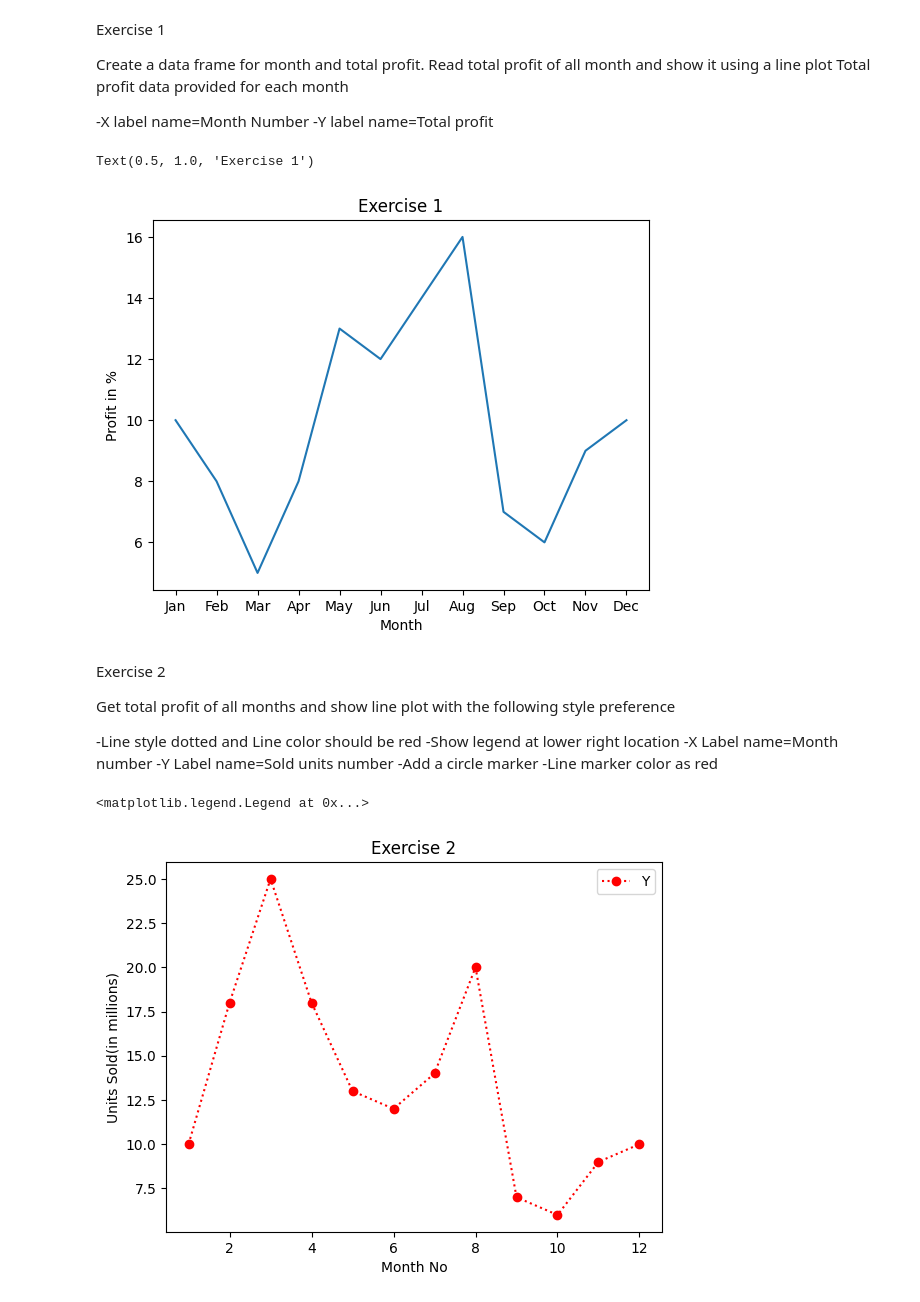
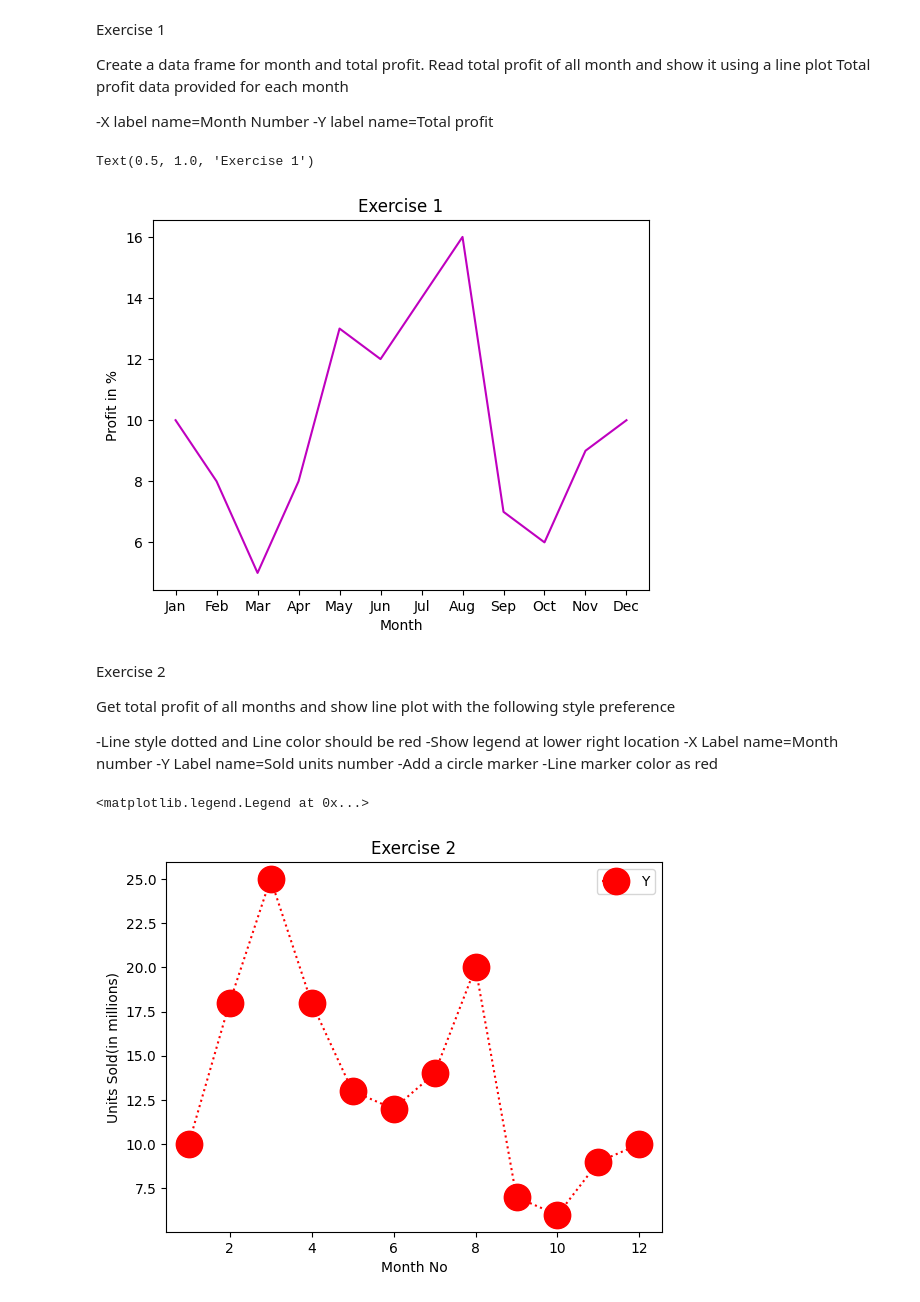
Before and after one commit to V-Adithya/DAV-Python, a Jupyter notebook: DAV Labsheet 1.ipynb, the cells around one changed output. Saved outputs shown, nothing was run; the diff lists cells and outputs as text; code cells hidden in the pictures.

```diff
--- a/DAV Labsheet 1.ipynb
+++ b/DAV Labsheet 1.ipynb
@@ -164,11 +165,11 @@ y=np.array([10,8,5,8,13,12,14,16,7,6,9,10])
 x=np.array(["Jan","Feb","Mar","Apr","May","Jun","Jul","Aug","Sep","Oct","Nov","Dec"])
 plt.ylabel("Profit in %")
 plt.xlabel("Month")
-plt.plot(x,y)
+plt.plot(x,y,'m')
 plt.title("Exercise 1")
 # %% [output]
 Text(0.5, 1.0, 'Exercise 1')
-[figure, old version]
+[figure, new version]
 # %% [markdown]
 Exercise 2
 
@@ -183,11 +184,11 @@ Get total profit of all months and show line plot with the following style prefe
 # %%
 y=np.array([10,18,25,18,13,12,14,20,7,6,9,10])
 x=np.array([1,2,3,4,5,6,7,8,9,10,11,12])
 plt.ylabel("Units Sold(in millions)")
 plt.xlabel("Month No")
-plt.plot(x,y,':r',marker='o')
+plt.plot(x,y,':r',marker='o',ms=19)
 plt.title("Exercise 2")
 plt.legend("YOOOOOOOOOOOOOOOOOOOOOOO")
 # %% [output]
 <matplotlib.legend.Legend at 0x...>
-[figure, old version]
+[figure, new version]
```
Also changed, not shown: parts of 5 cells of this notebook.
